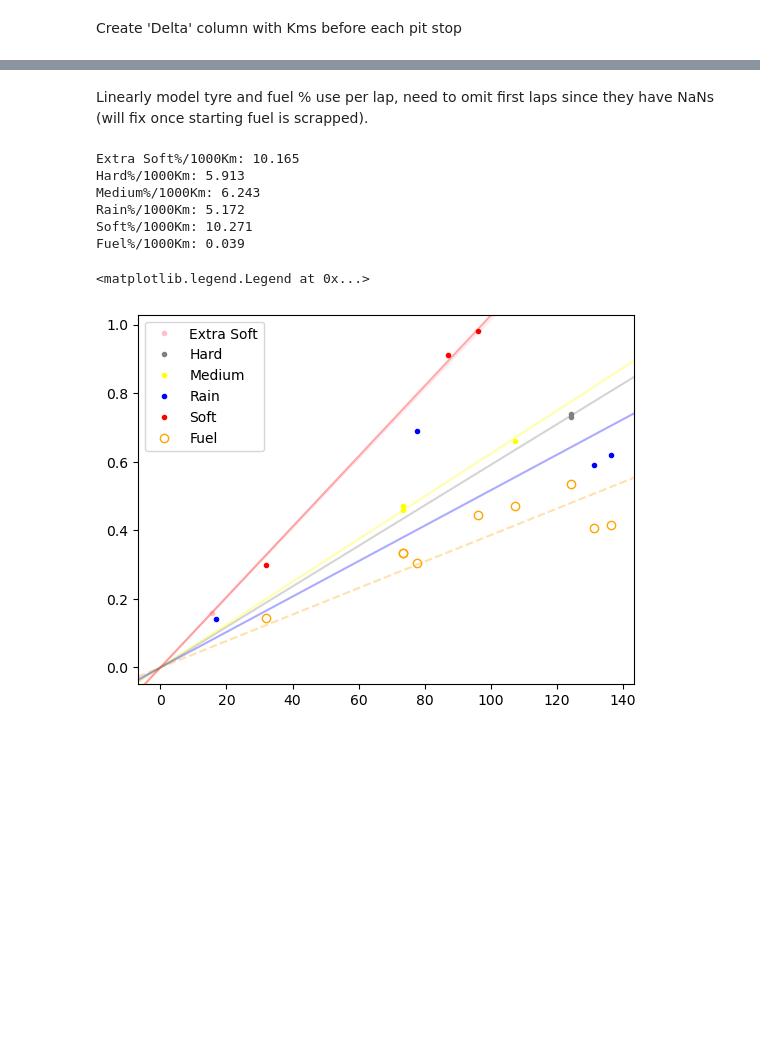
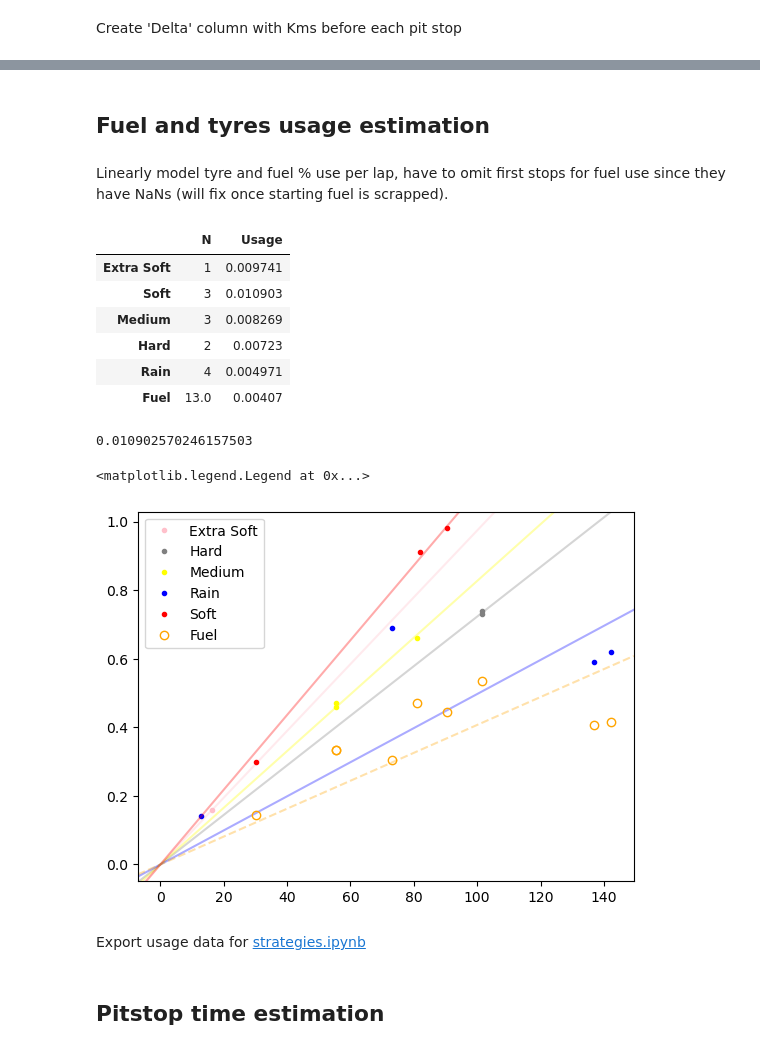
Before and after one commit to freire-guido/gpro, a Jupyter notebook: analysis.ipynb, the cells around one changed output, grey strips where cells are left out. Drawn from its saved outputs; the diff is of its cells as text; code cells hidden in the pictures; blank space fills up the shorter version.

Commit message:
tolerance/time graph

```diff
--- a/analysis.ipynb
+++ b/analysis.ipynb
@@ -170,38 +167,48 @@ pits
 | 11 | 0 | 3 | Tyres change due to the weather c... | 0.84 | 0.37 | 0.416667 | 36.748 | NaN | ... |
 |  | 1 | 28 | No more fuel was left | 0.41 | 0.01 | 0.416667 | 25.267 | 0.406667 | ... |
 |  | 2 | 54 | No more fuel was left | 0.38 | 0.00 | 0.416667 | 27.122 | 0.416667 | ... |
+# %% [markdown]
+## Fuel and tyres usage estimation
 # %% [markdown]
-Linearly model tyre and fuel % use per lap, need to omit first laps since they have NaNs (will fix once starting fuel is scrapped).
+Linearly model tyre and fuel % use per lap, have to omit first stops for fuel use since they have NaNs (will fix once starting fuel is scrapped).
 # %%
 colors = {'Extra Soft': 'pink', 'Soft': 'red', 'Medium': 'yellow', 'Hard': 'grey', 'Rain': 'blue'}
 tyres = colors.keys()
 # %%
-mtyres = {}
+usage = pd.DataFrame([], tyres, ['N', 'Usage'])
 for tyre, data in pits.groupby('Tyres'):
     delta = data['Delta'].to_numpy()[:, np.newaxis]
-    mtyres[tyre] = np.linalg.lstsq(delta, data['Tyres used'], rcond=None)[0][0]
+    usage.loc[tyre] = [len(data), np.linalg.lstsq(delta, data['Tyres used'], rcond=None)[0][0]]
 
 delta = pits['Delta'].to_numpy()[:, np.newaxis]
+usage = pd.concat([usage, ])
 mf = np.linalg.lstsq(delta[pits['Fuel used'].notna()], pits['Fuel used'][pits['Fuel used'].notna()], rcond=None)[0][0]
+usage.loc['Fuel'] = [len(pits['Fuel used'].notna()), mf]
 
-print("\n".join([f'{tyre}%/10Km: {round(mtyres[tyre]*10, 3)}' for tyre in mtyres]))
-print('Fuel%/10Km:', round(mf*10, 3))
+usage
 # %% [output]
-Extra Soft%/1000Km: 10.165
-Hard%/1000Km: 5.913
-Medium%/1000Km: 6.243
-Rain%/1000Km: 5.172
-Soft%/1000Km: 10.271
-Fuel%/1000Km: 0.039
+|  | N | Usage |
+| Extra Soft | 1 | 0.009741 |
+| Soft | 3 | 0.010903 |
+| Medium | 3 | 0.008269 |
+| Hard | 2 | 0.00723 |
+| Rain | 4 | 0.004971 |
+| Fuel | 13.0 | 0.00407 |
+# %%
+usage.loc['Soft', 'Usage']
+# %% [output]
+0.010902570246157503
 # %%
 for tyre, data in pits.groupby('Tyres'):
     plt.plot(data['Delta'], data['Tyres used'], '.', label = tyre, c = colors[tyre])
-    plt.axline((0, 0), slope = mtyres[tyre], c = colors[tyre], alpha = 0.33)
+    plt.axline((0, 0), slope = usage.loc[tyre, 'Usage'], c = colors[tyre], alpha = 0.33)
 
 plt.plot(pits['Delta'], pits['Fuel used'], 'o', label = 'Fuel', c = 'orange', fillstyle = 'none')
 plt.axline((0, 0), slope = mf, c = 'orange', alpha = 0.33, linestyle = '--')
 
 plt.legend()
 # %% [output]
 <matplotlib.legend.Legend at 0x...>
-[figure, old version]
+[figure, new version]
+# %% [markdown]
+Export usage data for [strategies.ipynb](strategies.ipynb)
@@ -207,0 +219,2 @@ plt.legend()
+# %% [markdown]
+## Pitstop time estimation
```
Also changed, not shown: parts of 7 cells of this notebook, 1 other file.
